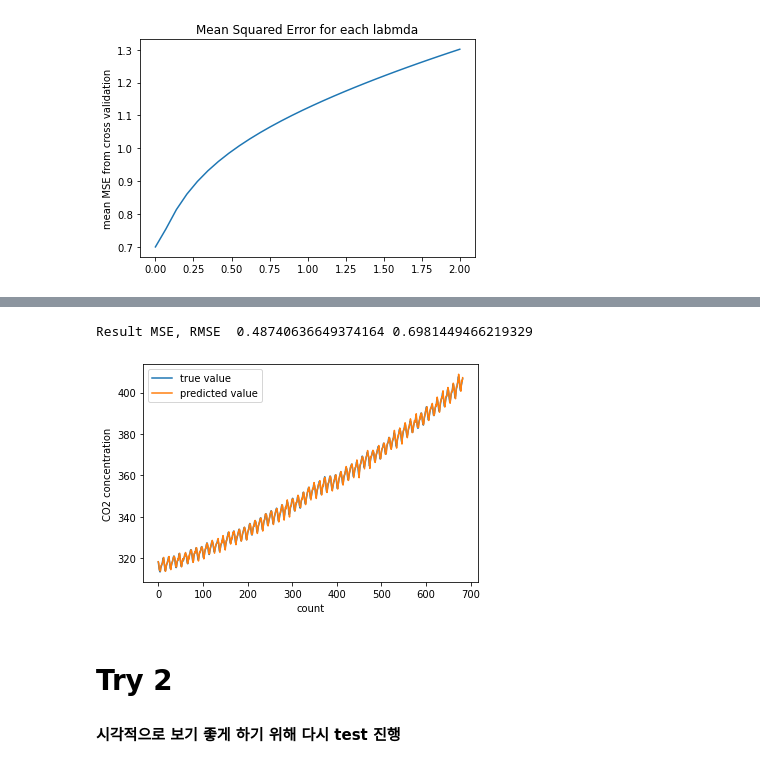
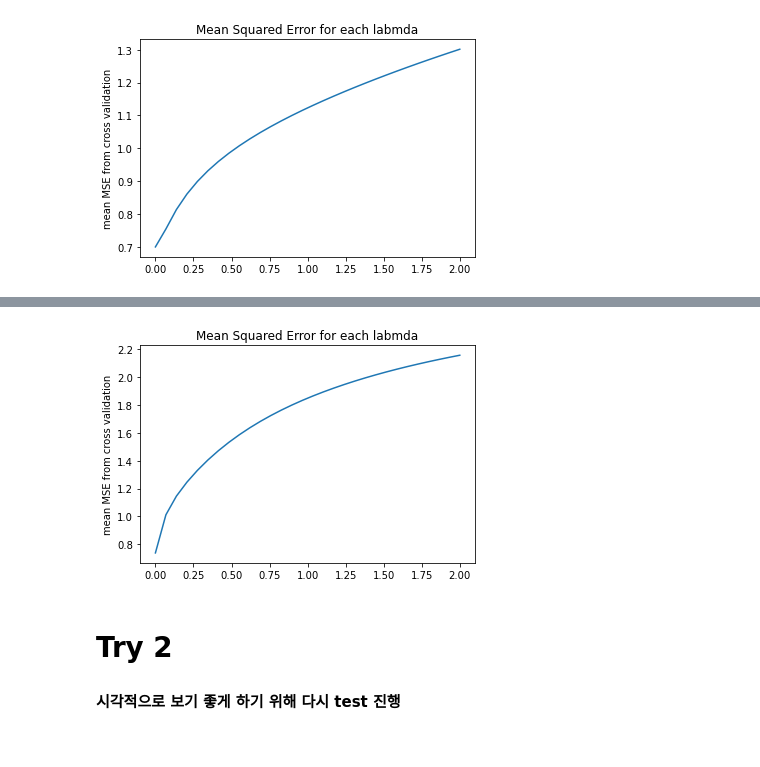
Before and after one commit to MunjungKim/ridge_regression, a Jupyter notebook: Final_version.ipynb, the cells around one changed output, grey strips where cells are left out. Drawn from its saved outputs; the diff is of its cells as text; code cells hidden in the pictures.

```diff
--- a/Final_version.ipynb
+++ b/Final_version.ipynb
@@ -235,7 +239,7 @@ Mean mse is  0.03371675962961953
 # cross validation x alpha dependence
 # %%
 def cross_validation(c_x,c_y,alpha):
-    ss = ShuffleSplit(n_splits=100, test_size=0.25, random_state=0)
+    ss = ShuffleSplit(n_splits=100, test_size=0.9, random_state=0)
     Train = []
     Test = []
     for train_index, test_index in ss.split(c_x):
@@ -333,23 +285,10 @@ plt.show()
-# %%
-# 전체 데이터에 대해서 prediction
-
-X_total = standard(X_i)
-Y_total_pred = np.matmul(X_total, beta_ridge)+beta_0
-
-mse = mean_squared_error(Y_i, Y_total_pred)
-print("Result MSE, RMSE ",mse, np.sqrt(mse))
-# %% [output]
-Result MSE, RMSE  0.48740636649374164 0.6981449466219329
-# %%
-count = np.array(range(Y_total_pred.shape[0]))
-plt.plot(count, Y_total_pred, label='predicted value')
-plt.xlabel('count')
-plt.ylabel('CO2 concentration')
-plt.plot(count, Y_i, label='true value')
-plt.legend()
-plt.show()
-# %% [output]
-[figure, removed]
+# %%
+plt.plot(alpha_list,mean_mse_l)
+plt.title('Mean Squared Error for each labmda')
+plt.ylabel('mean MSE from cross validation')
+plt.show()
+# %% [output]
+[figure, added]
 # %% [markdown]
 # Try 2
 
```
Also changed, not shown: parts of 13 cells of this notebook, 2 other files.
